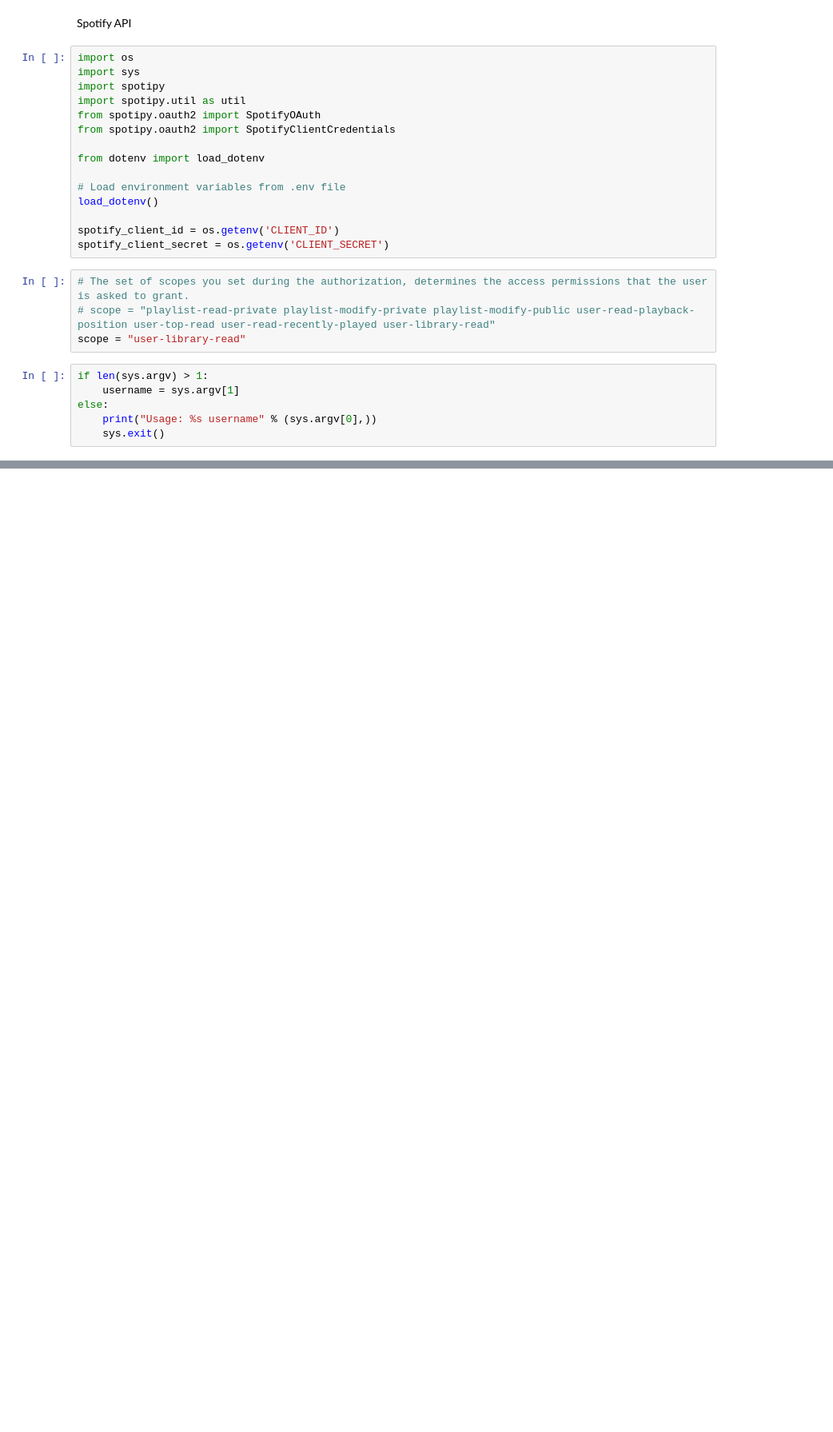
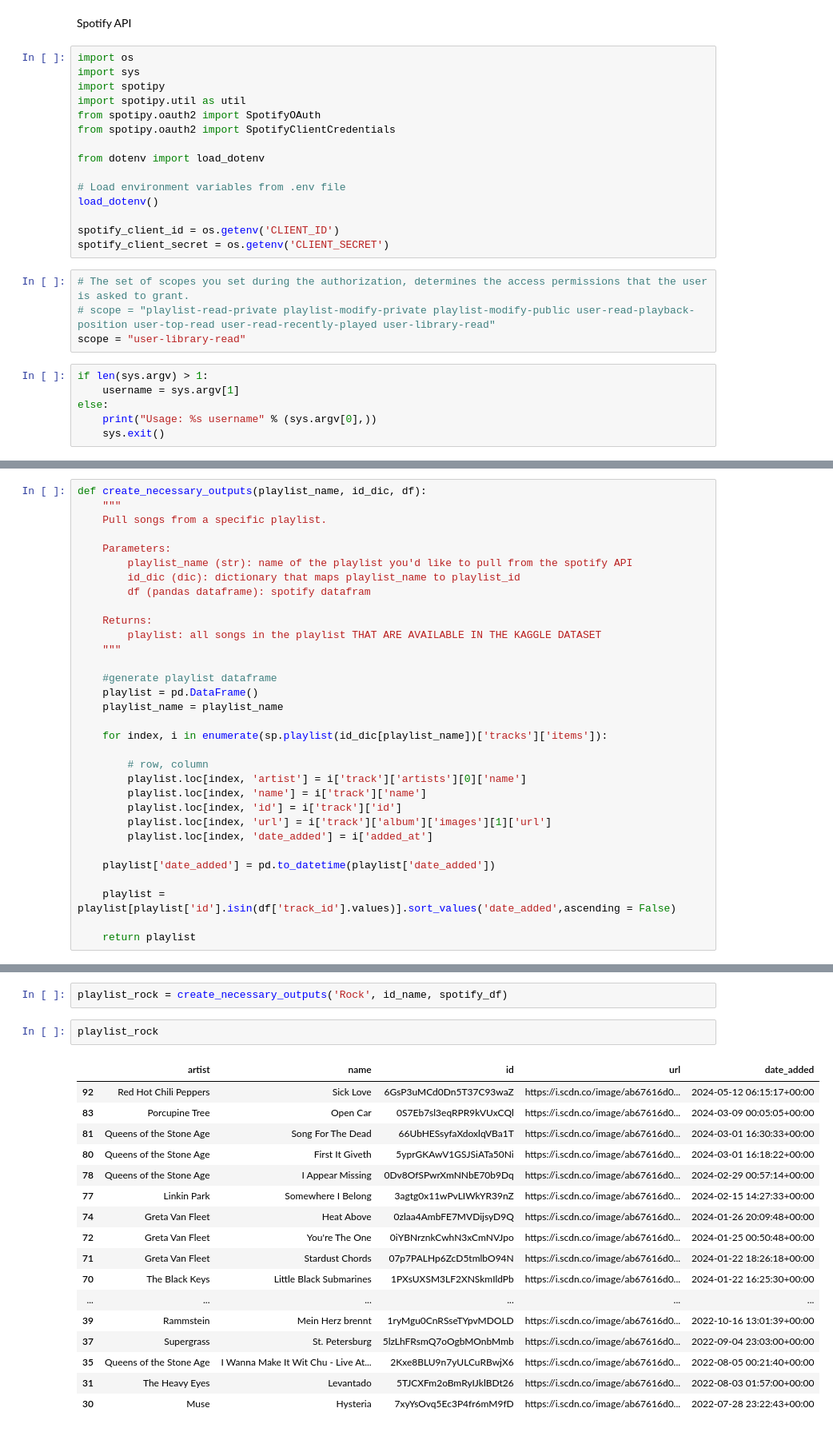
Before and after one commit to estefysc/music_recommender_system, a Jupyter notebook: recommender.ipynb, the cells around one changed output, grey strips where cells are left out. Shown at 80% size. Saved outputs shown, nothing was run; the diff lists cells and outputs as text; blank space fills up the shorter version.

```diff
--- a/recommender.ipynb
+++ b/recommender.ipynb
@@ -302,0 +341,32 @@ print(sp.current_user_playlists())
+# %%
+def create_necessary_outputs(playlist_name, id_dic, df):
+    """
+    Pull songs from a specific playlist.
+
+    Parameters:
+        playlist_name (str): name of the playlist you'd like to pull from the spotify API
+        id_dic (dic): dictionary that maps playlist_name to playlist_id
+        df (pandas dataframe): spotify datafram
+
+    Returns:
+        playlist: all songs in the playlist THAT ARE AVAILABLE IN THE KAGGLE DATASET
+    """
+
+    #generate playlist dataframe
+    playlist = pd.DataFrame()
+    playlist_name = playlist_name
+
+    for index, i in enumerate(sp.playlist(id_dic[playlist_name])['tracks']['items']):
+
+        # row, column
+        playlist.loc[index, 'artist'] = i['track']['artists'][0]['name']
+        playlist.loc[index, 'name'] = i['track']['name']
+        playlist.loc[index, 'id'] = i['track']['id']
+        playlist.loc[index, 'url'] = i['track']['album']['images'][1]['url']
+        playlist.loc[index, 'date_added'] = i['added_at']
+
+    playlist['date_added'] = pd.to_datetime(playlist['date_added'])
+
+    playlist = playlist[playlist['id'].isin(df['track_id'].values)].sort_values('date_added',ascending = False)
+
+    return playlist
@@ -302,0 +395,22 @@ print(sp.current_user_playlists())
+# %%
+playlist_rock = create_necessary_outputs('Rock', id_name, spotify_df)
+# %%
+playlist_rock
+# %% [output]
+|  | artist | name | id | url | date_added |
+| 92 | Red Hot Chili Peppers | Sick Love | 6GsP3uMCd0Dn5T37C93waZ | https://i.scdn.co/image/ab67616d0... | 2024-05-12 06:15:17+00:00 |
+| 83 | Porcupine Tree | Open Car | 0S7Eb7sl3eqRPR9kVUxCQl | https://i.scdn.co/image/ab67616d0... | 2024-03-09 00:05:05+00:00 |
+| 81 | Queens of the Stone Age | Song For The Dead | 66UbHESsyfaXdoxlqVBa1T | https://i.scdn.co/image/ab67616d0... | 2024-03-01 16:30:33+00:00 |
+| 80 | Queens of the Stone Age | First It Giveth | 5yprGKAwV1GSJSiATa50Ni | https://i.scdn.co/image/ab67616d0... | 2024-03-01 16:18:22+00:00 |
+| 78 | Queens of the Stone Age | I Appear Missing | 0Dv8OfSPwrXmNNbE70b9Dq | https://i.scdn.co/image/ab67616d0... | 2024-02-29 00:57:14+00:00 |
+| 77 | Linkin Park | Somewhere I Belong | 3agtg0x11wPvLIWkYR39nZ | https://i.scdn.co/image/ab67616d0... | 2024-02-15 14:27:33+00:00 |
+| 74 | Greta Van Fleet | Heat Above | 0zlaa4AmbFE7MVDijsyD9Q | https://i.scdn.co/image/ab67616d0... | 2024-01-26 20:09:48+00:00 |
+| 72 | Greta Van Fleet | You're The One | 0iYBNrznkCwhN3xCmNVJpo | https://i.scdn.co/image/ab67616d0... | 2024-01-25 00:50:48+00:00 |
+| 71 | Greta Van Fleet | Stardust Chords | 07p7PALHp6ZcD5tmlbO94N | https://i.scdn.co/image/ab67616d0... | 2024-01-22 18:26:18+00:00 |
+| 70 | The Black Keys | Little Black Submarines | 1PXsUXSM3LF2XNSkmIldPb | https://i.scdn.co/image/ab67616d0... | 2024-01-22 16:25:30+00:00 |
+| ... | ... | ... | ... | ... | ... |
+| 39 | Rammstein | Mein Herz brennt | 1ryMgu0CnRSseTYpvMDOLD | https://i.scdn.co/image/ab67616d0... | 2022-10-16 13:01:39+00:00 |
+| 37 | Supergrass | St. Petersburg | 5lzLhFRsmQ7oOgbMOnbMmb | https://i.scdn.co/image/ab67616d0... | 2022-09-04 23:03:00+00:00 |
+| 35 | Queens of the Stone Age | I Wanna Make It Wit Chu - Live At... | 2Kxe8BLU9n7yULCuRBwjX6 | https://i.scdn.co/image/ab67616d0... | 2022-08-05 00:21:40+00:00 |
+| 31 | The Heavy Eyes | Levantado | 5TJCXFm2oBmRyIJklBDt26 | https://i.scdn.co/image/ab67616d0... | 2022-08-03 01:57:00+00:00 |
+| 30 | Muse | Hysteria | 7xyYsOvq5Ec3P4fr6mM9fD | https://i.scdn.co/image/ab67616d0... | 2022-07-28 23:22:43+00:00 |
```
Also changed, not shown: parts of 12 cells of this notebook, 2 other files.
